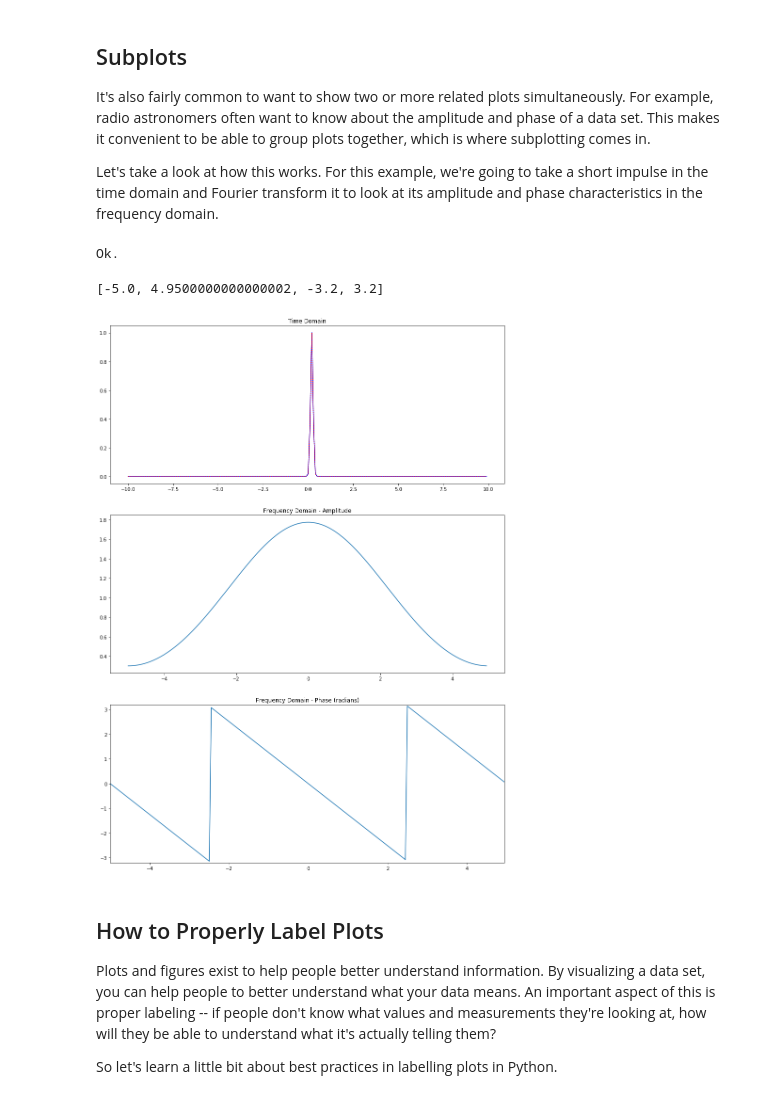
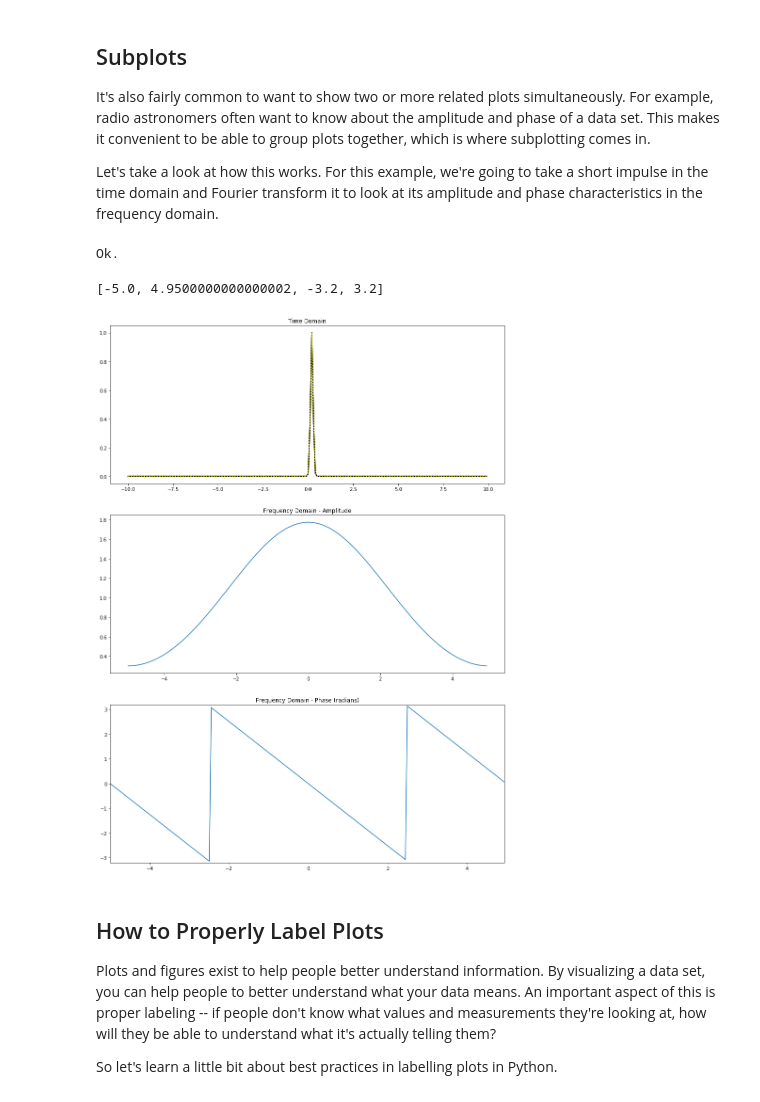
Before and after one commit to AaronParsons/ugradio, a Jupyter notebook: jupyter_tutorials/lab1/python_intro.ipynb, the cells around one changed output. Drawn from its saved outputs; the diff is of its cells as text; code cells hidden in the pictures.

```diff
--- a/jupyter_tutorials/lab1/python_intro.ipynb
+++ b/jupyter_tutorials/lab1/python_intro.ipynb
@@ -91,36 +91,36 @@ data = np.exp ( -1 * (time-tau)**2 / (s*s) )
 
 # FT of data
 fdata = np.fft.fftshift( np.fft.fft( np.fft.ifftshift( data ) ) )
 
 # Inverse FT
 # Should be identical to data
 ifdata = np.fft.fftshift( np.fft.ifft( np.fft.ifftshift( fdata ) ) )
 if np.all(np.abs(ifdata-data) < 1.e-8) == True:
     print "Ok."
 else:
     print "Oh no."
 
 # Plot everything...
 
 fig = pl.figure(figsize=(15.,21.)) # instantiate figure object and set its size
 
 ax1 = fig.add_subplot(311) # these numbers indicate, in order, number of rows, number of columns, and the position of this figure
 ax1.set(title="Time Domain")
-ax1.plot(time,data,'b-')
-ax1.plot(time,ifdata.real,'r:')
+ax1.plot(time,data,'k-',linewidth=2.5)
+ax1.plot(time,ifdata.real,'y:',linewidth=2.5)
 
 ax2 = fig.add_subplot(312)
 ax2.set(title="Frequency Domain - Amplitude")
 ax2.plot(freqs, np.abs(fdata) )
 
 ax3 = fig.add_subplot(313)
 ax3.set(title="Frequency Domain - Phase (radians)")
 ax3.plot(freqs, np.arctan2( fdata.imag, fdata.real ) )
 ax3.axis( [ np.min(freqs), np.max(freqs), -3.2, 3.2] )
 # %% [output]
 Ok.
 [-5.0, 4.9500000000000002, -3.2, 3.2]
-[figure, old version]
+[figure, new version]
 # %% [markdown]
 ## How to Properly Label Plots
 
```
Also changed, not shown: parts of 4 cells of this notebook.
